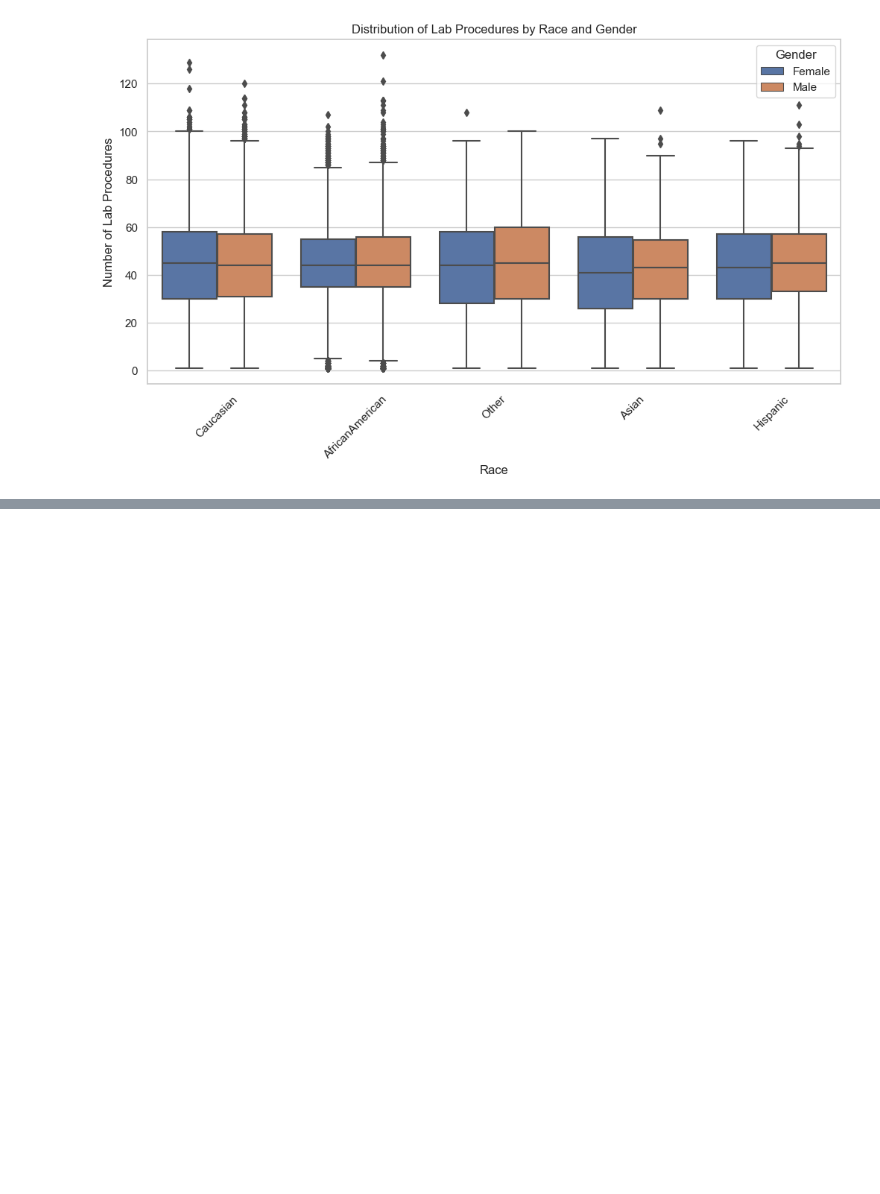
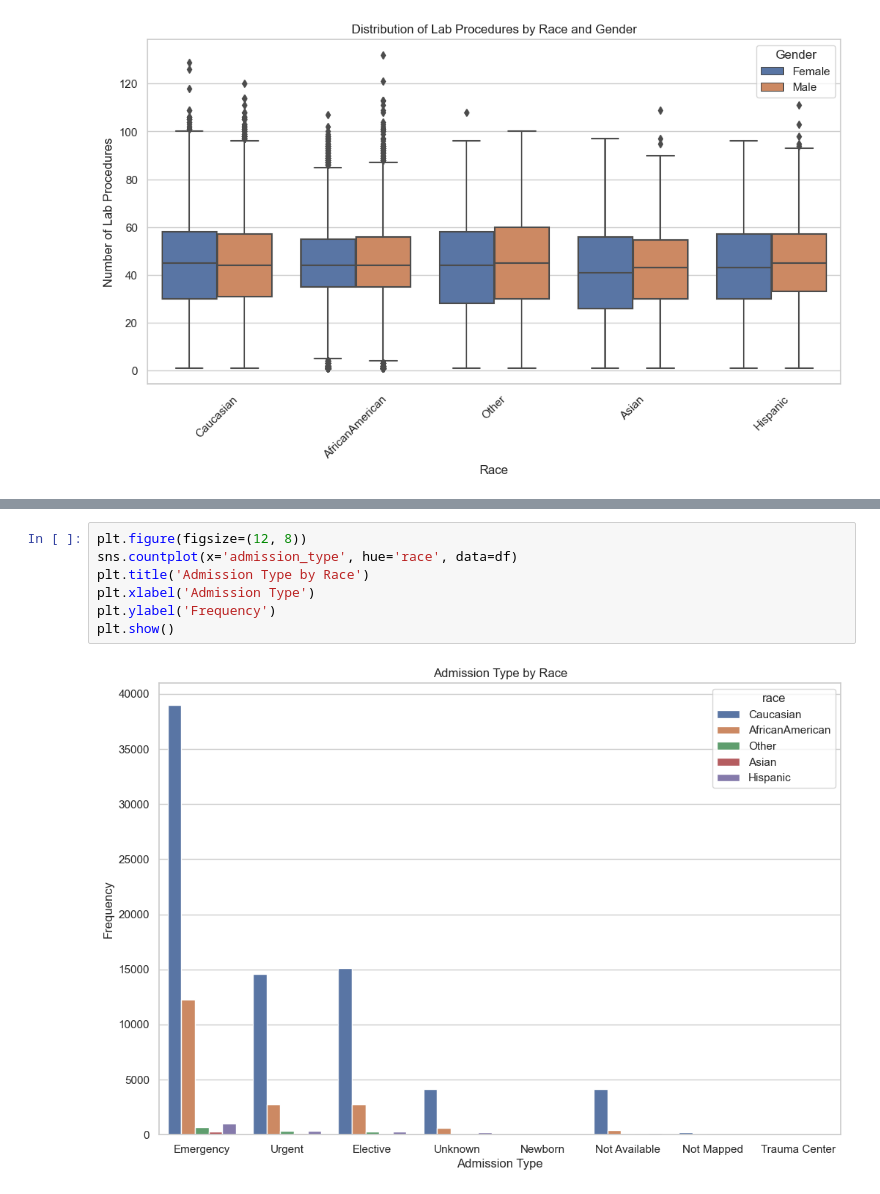
Before and after one commit to SzymonChirowski242621/diabetic-care-analysis, a Jupyter notebook: main.ipynb, the cells around one changed output, grey strips where cells are left out. Drawn from its saved outputs; the diff is of its cells as text; blank space fills up the shorter version.

```diff
--- a/main.ipynb
+++ b/main.ipynb
@@ -586,0 +611,9 @@ plt.show()
+# %%
+plt.figure(figsize=(12, 8))
+sns.countplot(x='admission_type', hue='race', data=df)
+plt.title('Admission Type by Race')
+plt.xlabel('Admission Type')
+plt.ylabel('Frequency')
+plt.show()
+# %% [output]
+[figure, added]
```
Also changed, not shown: parts of 20 cells of this notebook.
